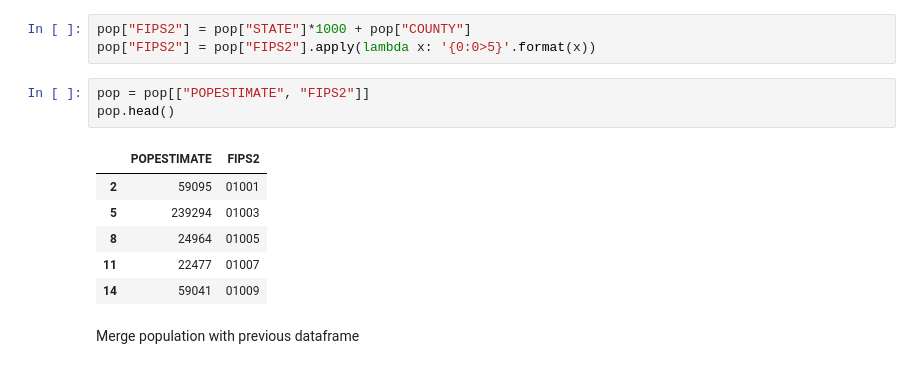
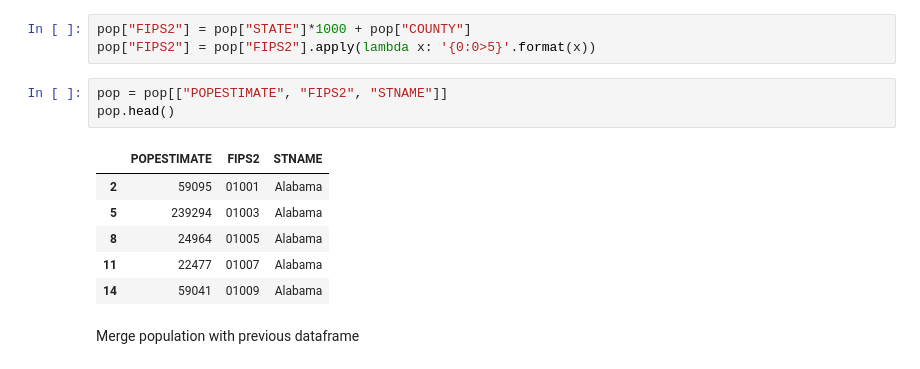
Before and after one commit to seanmannisto/housing, a Jupyter notebook: HousingAffordabilityV2.ipynb, the cells around one changed output. Drawn from its saved outputs; the diff is of its cells as text.

```diff
--- a/HousingAffordabilityV2.ipynb
+++ b/HousingAffordabilityV2.ipynb
@@ -139,15 +134,15 @@ Reformat FIPS code
 pop["FIPS2"] = pop["STATE"]*1000 + pop["COUNTY"]
 pop["FIPS2"] = pop["FIPS2"].apply(lambda x: '{0:0>5}'.format(x))
 # %%
-pop = pop[["POPESTIMATE", "FIPS2"]]
+pop = pop[["POPESTIMATE", "FIPS2", "STNAME"]]
 pop.head()
 # %% [output]
-|  | POPESTIMATE | FIPS2 |
-| 2 | 59095 | 01001 |
-| 5 | 239294 | 01003 |
-| 8 | 24964 | 01005 |
-| 11 | 22477 | 01007 |
-| 14 | 59041 | 01009 |
+|  | POPESTIMATE | FIPS2 | STNAME |
+| 2 | 59095 | 01001 | Alabama |
+| 5 | 239294 | 01003 | Alabama |
+| 8 | 24964 | 01005 | Alabama |
+| 11 | 22477 | 01007 | Alabama |
+| 14 | 59041 | 01009 | Alabama |
 # %% [markdown]
 Merge population with previous dataframe
 # %%
```
Also changed, not shown: parts of 18 cells of this notebook.
